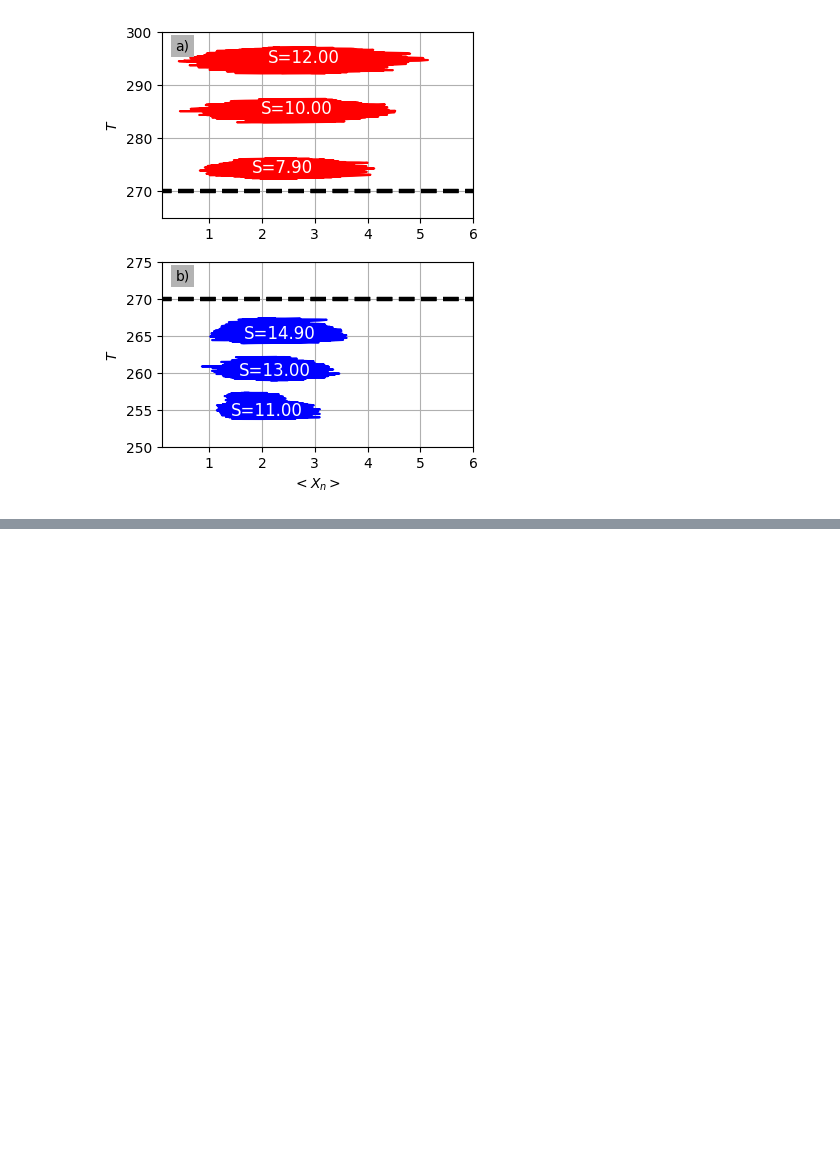
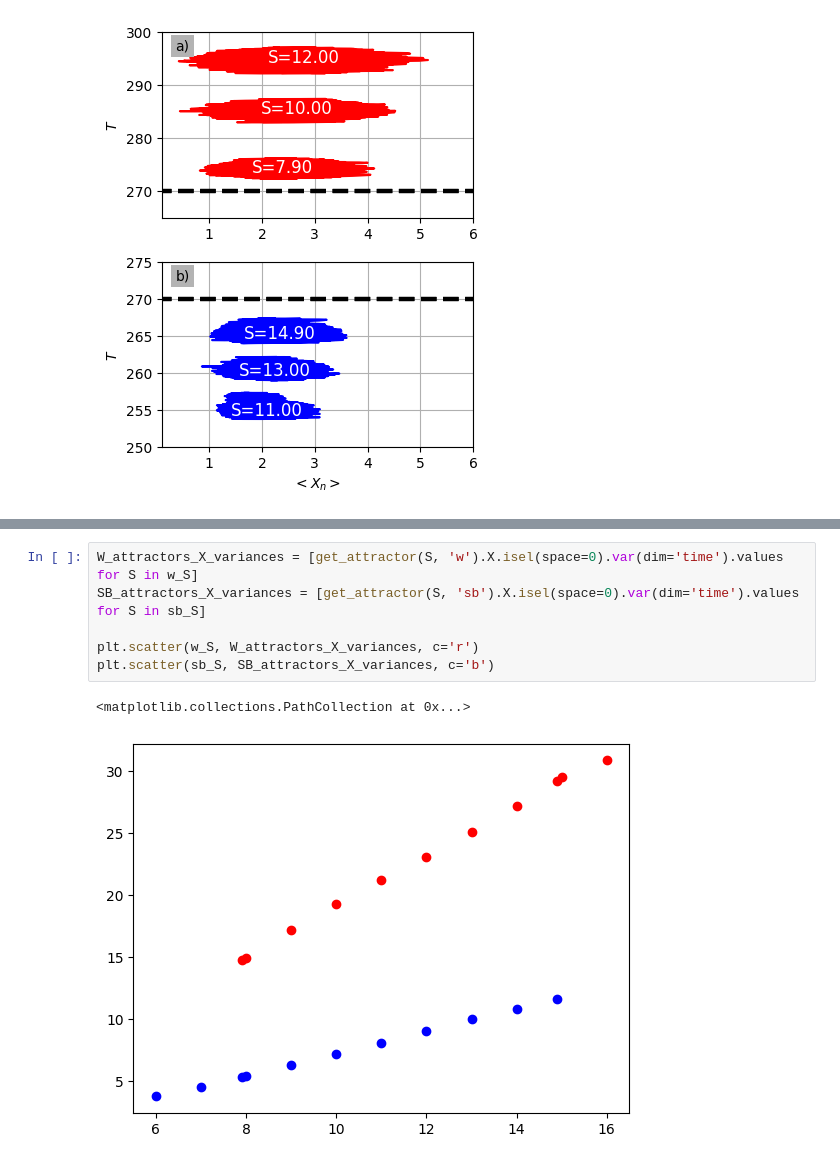
Before and after one commit to CalvinNesbitt/l96_ebm_boundary_crisis, a Jupyter notebook: notebooks/Boundary-Crisis.ipynb, the cells around one changed output, grey strips where cells are left out. Cells and saved outputs as stored; diff of their text form; blank space fills up the shorter version.

```diff
--- a/notebooks/Boundary-Crisis.ipynb
+++ b/notebooks/Boundary-Crisis.ipynb
@@ -101,0 +113,9 @@ fig.tight_layout()
+# %%
+W_attractors_X_variances = [get_attractor(S, 'w').X.isel(space=0).var(dim='time').values for S in w_S]
+SB_attractors_X_variances = [get_attractor(S, 'sb').X.isel(space=0).var(dim='time').values for S in sb_S]
+
+plt.scatter(w_S, W_attractors_X_variances, c='r')
+plt.scatter(sb_S, SB_attractors_X_variances, c='b')
+# %% [output]
+<matplotlib.collections.PathCollection at 0x...>
+[figure, added]
```
Also changed, not shown: parts of 4 cells of this notebook, 3 other files.
